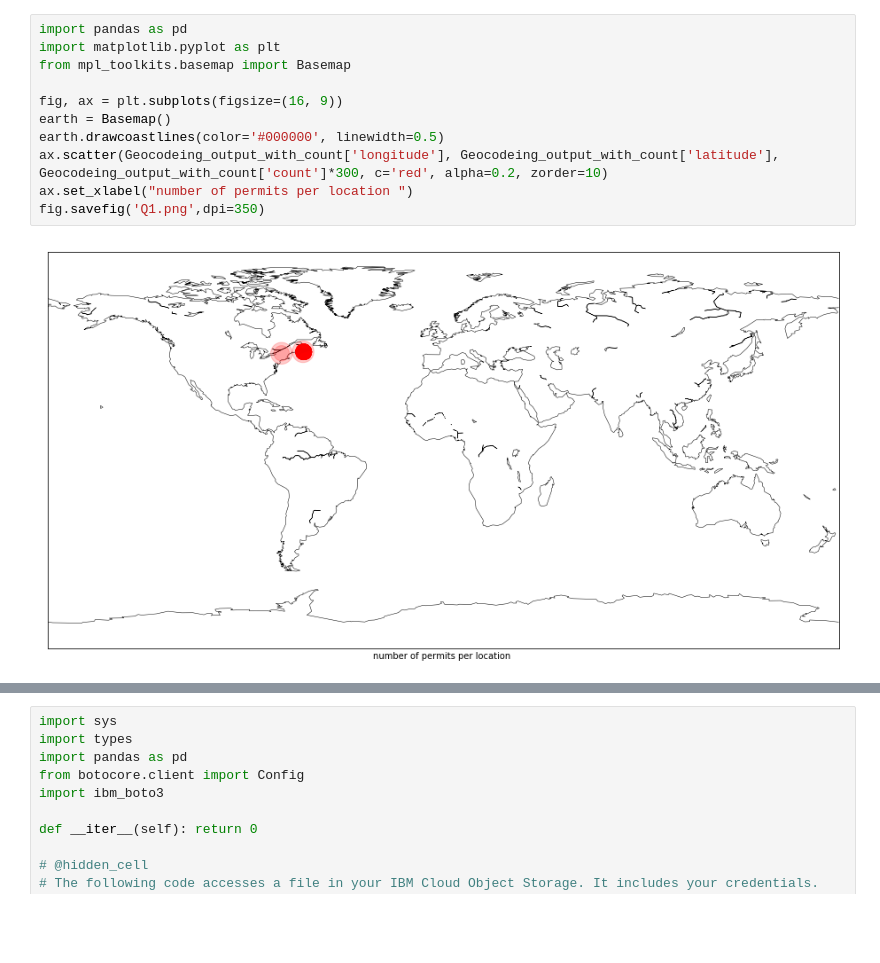
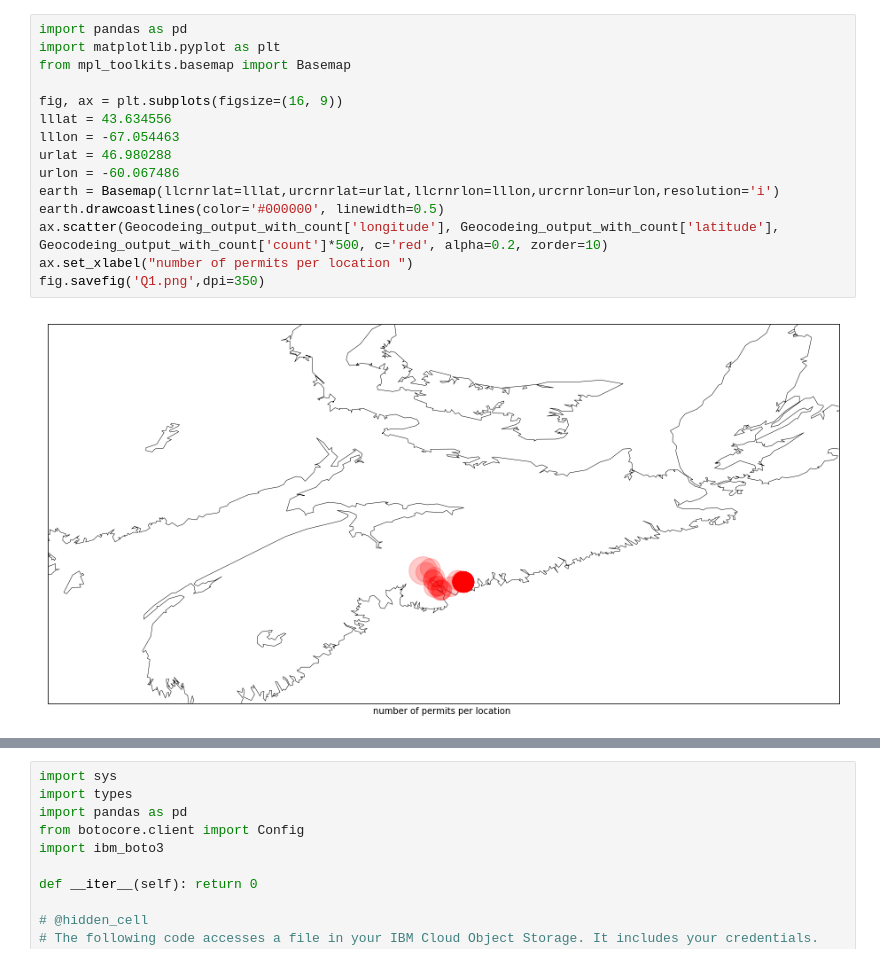
Before and after one commit to Toooooooony/CSCI_5408_A4, a Jupyter notebook: A4.ipynb, the cells around one changed output, grey strips where cells are left out. Drawn from its saved outputs; the diff is of its cells as text; blank space fills up the shorter version.

```diff
--- a/A4.ipynb
+++ b/A4.ipynb
@@ -16,16 +16,20 @@ basemap-1.0.7- 100% |################################| Time: 0:00:06  19.58 MB/s
 # %%
 import pandas as pd
 import matplotlib.pyplot as plt
 from mpl_toolkits.basemap import Basemap
 
 fig, ax = plt.subplots(figsize=(16, 9))
-earth = Basemap()
+lllat = 43.634556
+lllon = -67.054463
+urlat = 46.980288
+urlon = -60.067486
+earth = Basemap(llcrnrlat=lllat,urcrnrlat=urlat,llcrnrlon=lllon,urcrnrlon=urlon,resolution='i')
 earth.drawcoastlines(color='#000000', linewidth=0.5)
-ax.scatter(Geocodeing_output_with_count['longitude'], Geocodeing_output_with_count['latitude'], Geocodeing_output_with_count['count']*300, c='red', alpha=0.2, zorder=10)
+ax.scatter(Geocodeing_output_with_count['longitude'], Geocodeing_output_with_count['latitude'], Geocodeing_output_with_count['count']*500, c='red', alpha=0.2, zorder=10)
 ax.set_xlabel("number of permits per location ")
 fig.savefig('Q1.png',dpi=350)
 # %% [output]
-[figure, old version]
+[figure, new version]
 # %%
 import pandas as pd
 import requests
```
Also changed, not shown: parts of 4 cells of this notebook.
